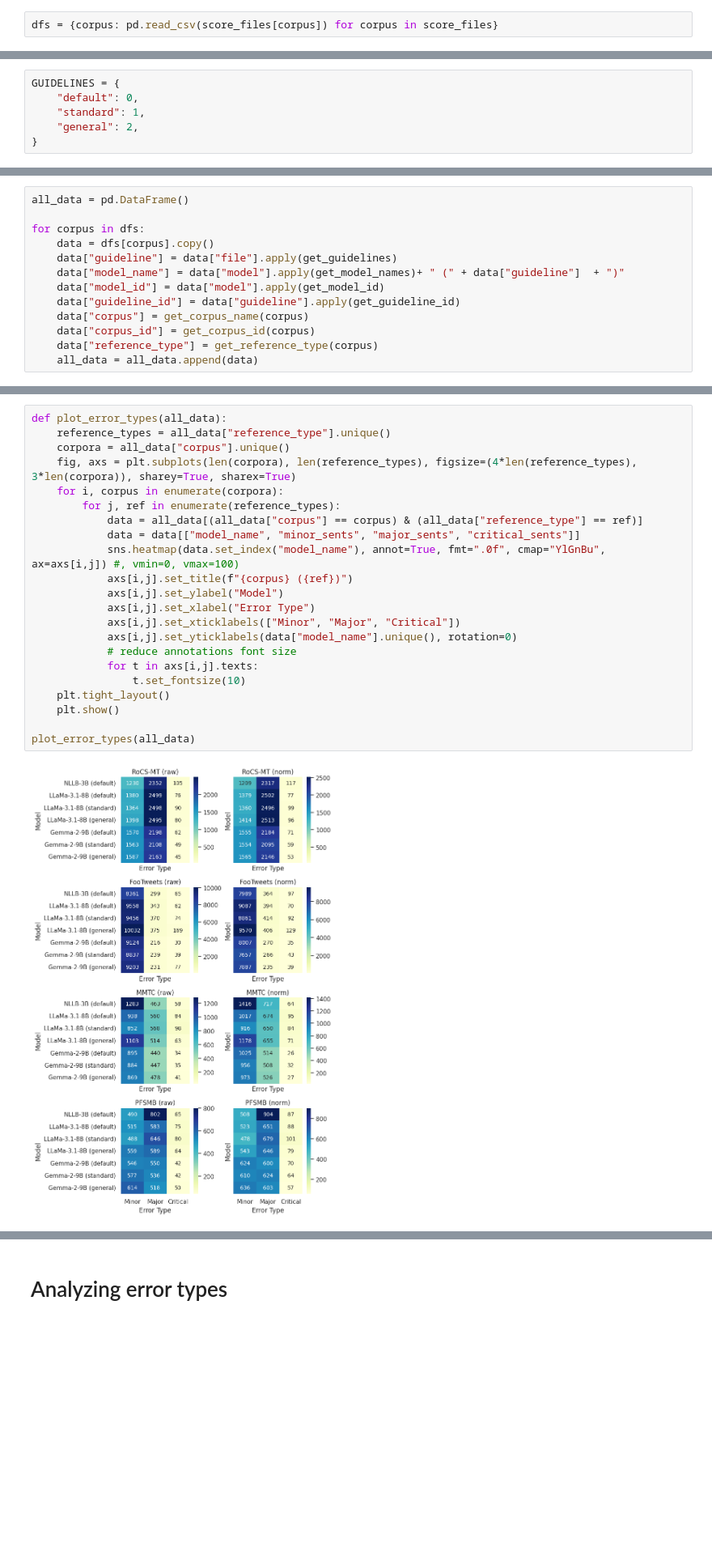
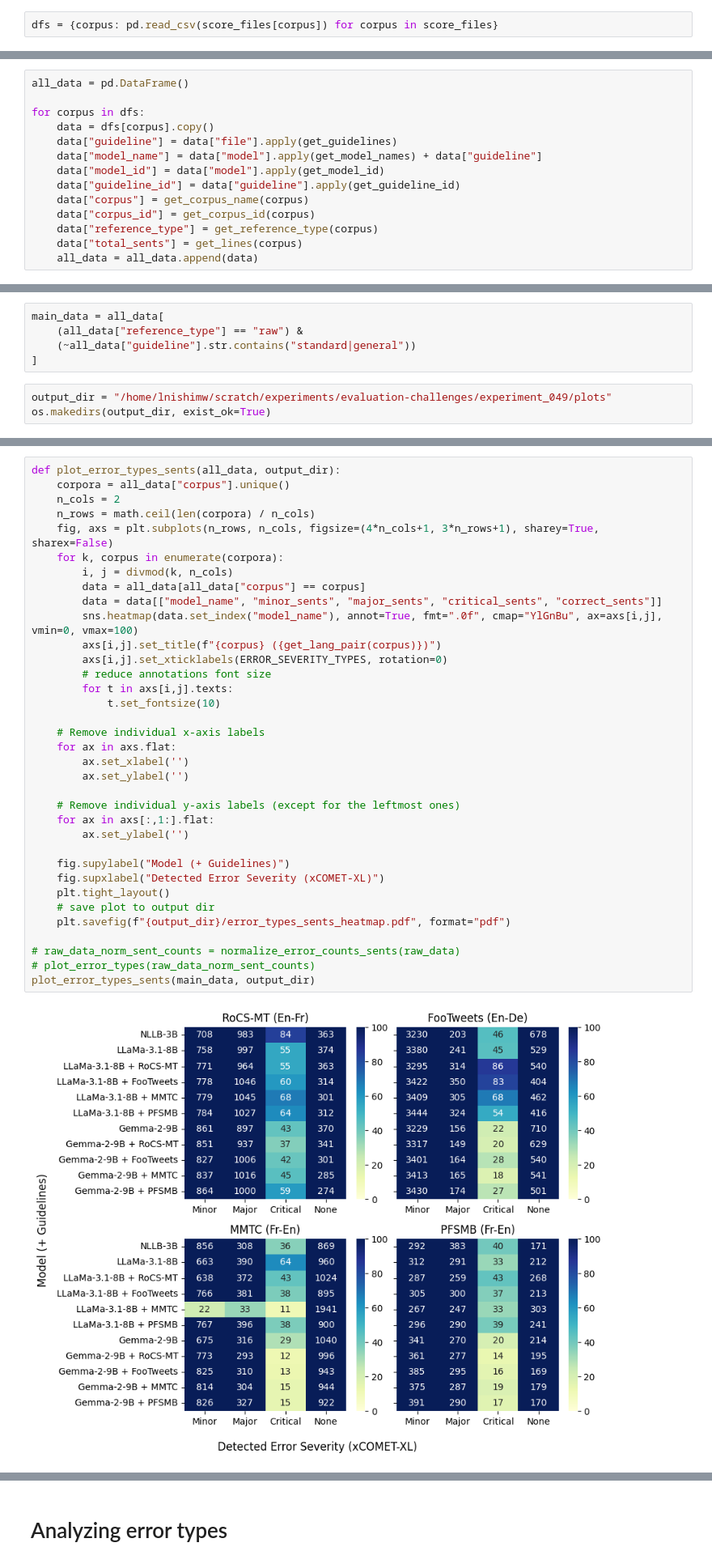
Before and after one commit to lydianish-phd/evaluation-challenges, a Jupyter notebook: src/draft.ipynb, the cells around one changed output, grey strips where cells are left out. Shown at 81% size. Drawn from its saved outputs; the diff is of its cells as text; blank space fills up the shorter version.

Commit message:
update analysis format

```diff
--- a/src/draft.ipynb
+++ b/src/draft.ipynb
@@ -23,9 +19,3 @@ GUIDELINE_NAMES
-# %%
-GUIDELINES = {
-    "default": 0,
-    "standard": 1,
-    "general": 2,
-}
 # %%
 MODELS = {
     NLLB_MODEL_NAME:{
@@ -120,12 +161,13 @@ all_data = pd.DataFrame()
 for corpus in dfs:
     data = dfs[corpus].copy()
     data["guideline"] = data["file"].apply(get_guidelines)
-    data["model_name"] = data["model"].apply(get_model_names)+ " (" + data["guideline"]  + ")"
+    data["model_name"] = data["model"].apply(get_model_names) + data["guideline"]
     data["model_id"] = data["model"].apply(get_model_id)
     data["guideline_id"] = data["guideline"].apply(get_guideline_id)
     data["corpus"] = get_corpus_name(corpus)
     data["corpus_id"] = get_corpus_id(corpus)
     data["reference_type"] = get_reference_type(corpus)
+    data["total_sents"] = get_lines(corpus)
     all_data = all_data.append(data)
 # %%
 all_data = all_data.sort_values(["corpus_id", "model_id", "guideline_id", "reference_type"], ascending=[True, True, True, False])
@@ -191,0 +250,8 @@ plot_error_types(all_data)
+# %%
+main_data = all_data[
+    (all_data["reference_type"] == "raw") &
+    (~all_data["guideline"].str.contains("standard|general"))
+]
+# %%
+output_dir = "/home/lnishimw/scratch/experiments/evaluation-challenges/experiment_049/plots"
+os.makedirs(output_dir, exist_ok=True)
@@ -192,24 +302,37 @@ plot_error_types(all_data)
 # %%
-def plot_error_types(all_data):
-    reference_types = all_data["reference_type"].unique()
+def plot_error_types_sents(all_data, output_dir):
     corpora = all_data["corpus"].unique()
-    fig, axs = plt.subplots(len(corpora), len(reference_types), figsize=(4*len(reference_types), 3*len(corpora)), sharey=True, sharex=True)
-    for i, corpus in enumerate(corpora):
-        for j, ref in enumerate(reference_types):
-            data = all_data[(all_data["corpus"] == corpus) & (all_data["reference_type"] == ref)]
-            data = data[["model_name", "minor_sents", "major_sents", "critical_sents"]]
-            sns.heatmap(data.set_index("model_name"), annot=True, fmt=".0f", cmap="YlGnBu", ax=axs[i,j]) #, vmin=0, vmax=100)
-            axs[i,j].set_title(f"{corpus} ({ref})")
-            axs[i,j].set_ylabel("Model")
-            axs[i,j].set_xlabel("Error Type")
-            axs[i,j].set_xticklabels(["Minor", "Major", "Critical"])
-            axs[i,j].set_yticklabels(data["model_name"].unique(), rotation=0)
-            # reduce annotations font size
-            for t in axs[i,j].texts:
-                t.set_fontsize(10)
+    n_cols = 2
+    n_rows = math.ceil(len(corpora) / n_cols)
+    fig, axs = plt.subplots(n_rows, n_cols, figsize=(4*n_cols+1, 3*n_rows+1), sharey=True, sharex=False)
+    for k, corpus in enumerate(corpora):
+        i, j = divmod(k, n_cols)
+        data = all_data[all_data["corpus"] == corpus]
+        data = data[["model_name", "minor_sents", "major_sents", "critical_sents", "correct_sents"]]
+        sns.heatmap(data.set_index("model_name"), annot=True, fmt=".0f", cmap="YlGnBu", ax=axs[i,j], vmin=0, vmax=100)
+        axs[i,j].set_title(f"{corpus} ({get_lang_pair(corpus)})")
+        axs[i,j].set_xticklabels(ERROR_SEVERITY_TYPES, rotation=0)
+        # reduce annotations font size
+        for t in axs[i,j].texts:
+            t.set_fontsize(10)
+
+    # Remove individual x-axis labels
+    for ax in axs.flat:
+        ax.set_xlabel('')
+        ax.set_ylabel('')
+
+    # Remove individual y-axis labels (except for the leftmost ones)
+    for ax in axs[:,1:].flat:
+        ax.set_ylabel('')
+
+    fig.supylabel("Model (+ Guidelines)")
+    fig.supxlabel("Detected Error Severity (xCOMET-XL)")
     plt.tight_layout()
-    plt.show()
+    # save plot to output dir
+    plt.savefig(f"{output_dir}/error_types_sents_heatmap.pdf", format="pdf")
 
-plot_error_types(all_data)
+# raw_data_norm_sent_counts = normalize_error_counts_sents(raw_data)
+# plot_error_types(raw_data_norm_sent_counts)
+plot_error_types_sents(main_data, output_dir)
 # %% [output]
-[figure, old version]
+[figure, new version]
```
Also changed, not shown: parts of 33 cells of this notebook, 1 other file.
